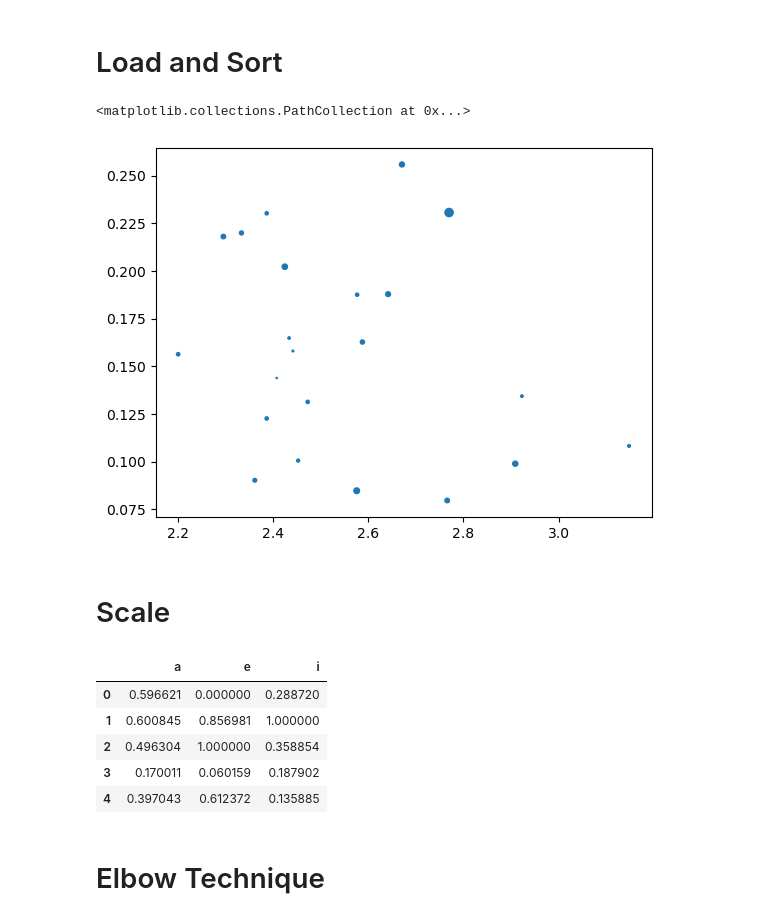
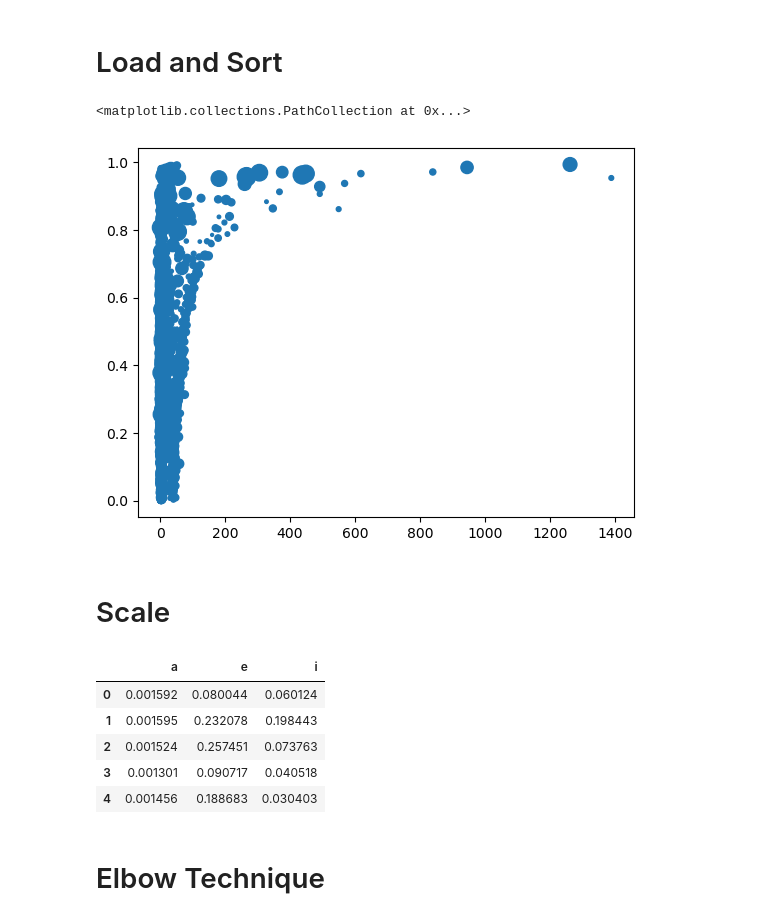
Before and after one commit to Chr1s21/MeteoritenPr-si, a Jupyter notebook: clustering/clusterFamilienfinder.ipynb, the cells around one changed output. Cells and saved outputs as stored; diff of their text form; code cells hidden in the pictures.

```diff
--- a/clustering/clusterFamilienfinder.ipynb
+++ b/clustering/clusterFamilienfinder.ipynb
@@ -14,16 +14,16 @@ from matplotlib import pyplot as plt
 # %% [markdown]
 # Load and Sort
 # %%
-df = pd.read_csv('GPT.csv')
+df = pd.read_csv('allData.csv')
 
 features = ['a', 'e', 'i']
 X = df[features].dropna()
 
 X.head()
 plt.scatter(X['a'],X['e'],X['i'])
 # %% [output]
 <matplotlib.collections.PathCollection at 0x...>
-[figure, old version]
+[figure, new version]
 # %% [markdown]
 # Scale
 # %%
@@ -40,11 +40,11 @@ X['i'] = scaler.transform(X[['i']])
 X.head()
 # %% [output]
 |  | a | e | i |
-| 0 | 0.596621 | 0.000000 | 0.288720 |
-| 1 | 0.600845 | 0.856981 | 1.000000 |
-| 2 | 0.496304 | 1.000000 | 0.358854 |
-| 3 | 0.170011 | 0.060159 | 0.187902 |
-| 4 | 0.397043 | 0.612372 | 0.135885 |
+| 0 | 0.001592 | 0.080044 | 0.060124 |
+| 1 | 0.001595 | 0.232078 | 0.198443 |
+| 2 | 0.001524 | 0.257451 | 0.073763 |
+| 3 | 0.001301 | 0.090717 | 0.040518 |
+| 4 | 0.001456 | 0.188683 | 0.030403 |
 # %% [markdown]
 # Elbow Technique
 # %%
```
Also changed, not shown: parts of 5 cells of this notebook, 2 other files.
